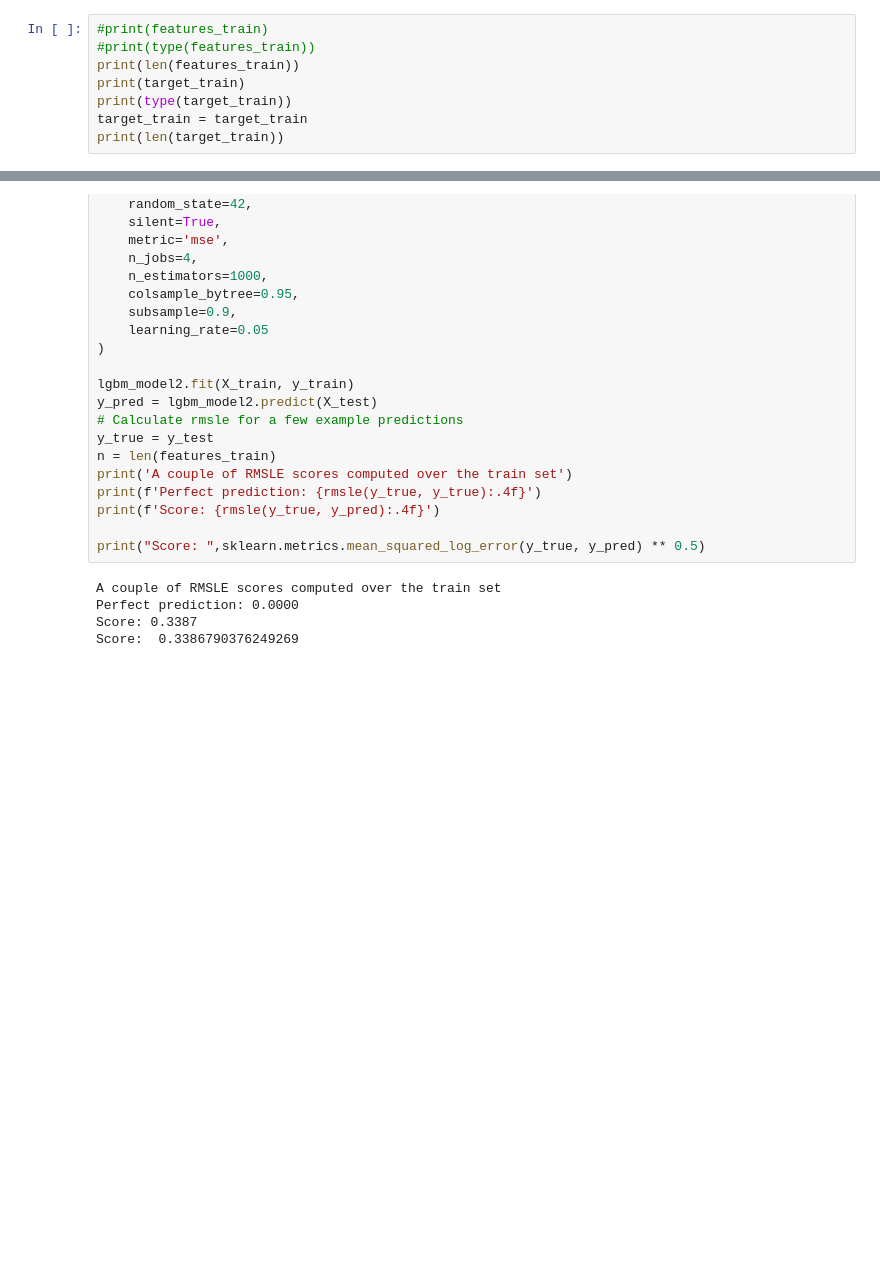
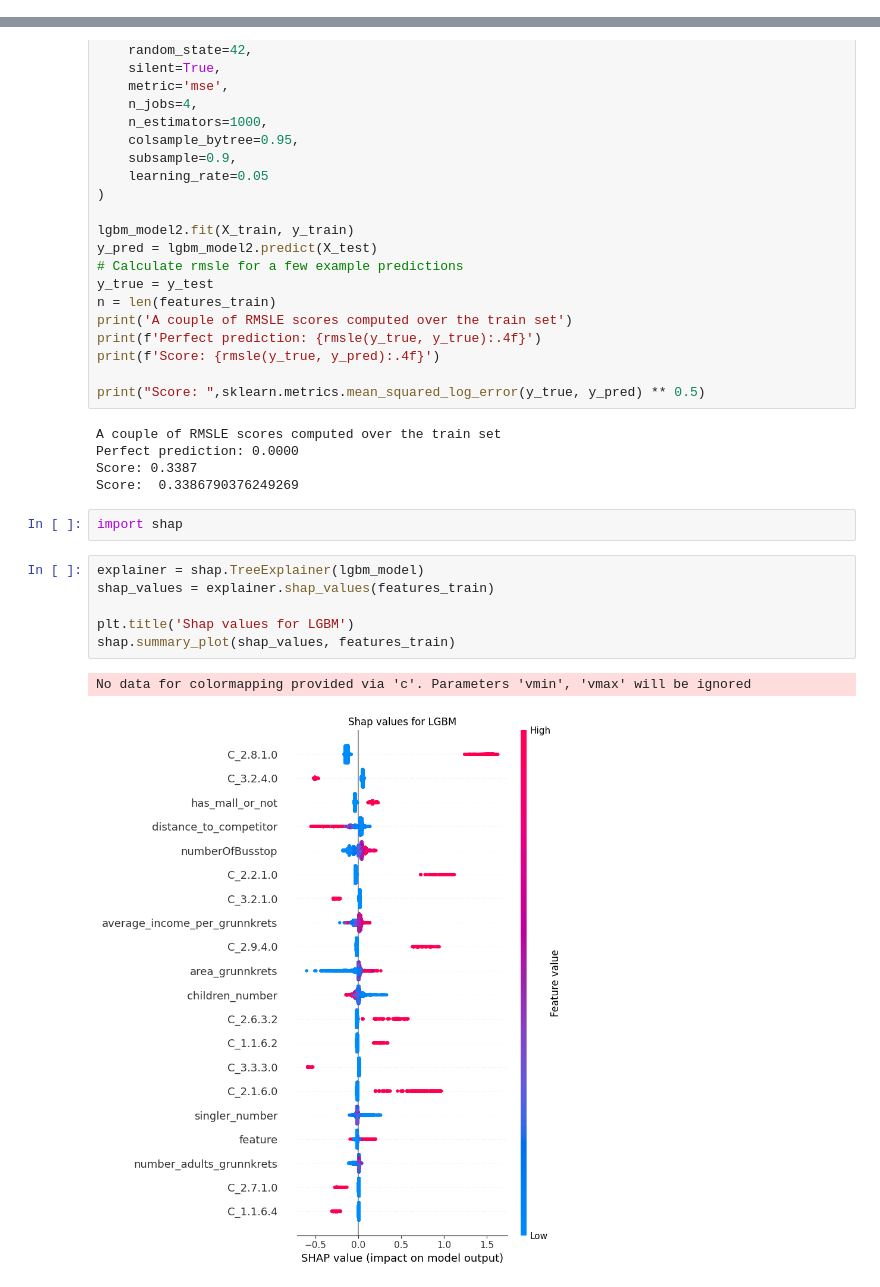
Before and after one commit to aashiltf/project_ml, a Jupyter notebook: models/lightGBM_model.ipynb, the cells around one changed output, grey strips where cells are left out. Drawn from its saved outputs; the diff is of its cells as text; blank space fills up the shorter version.

```diff
--- a/models/lightGBM_model.ipynb
+++ b/models/lightGBM_model.ipynb
@@ -92,8 +93,0 @@ lgbm_model = lightgbm.LGBMRegressor(
-# %%
-#print(features_train)
-#print(type(features_train))
-print(len(features_train))
-print(target_train)
-print(type(target_train))
-target_train = target_train
-print(len(target_train))
@@ -190,3 +190,14 @@ A couple of RMSLE scores computed over the train set
 Perfect prediction: 0.0000
 Score: 0.3387
 Score:  0.3386790376249269
+# %%
+import shap
+# %%
+explainer = shap.TreeExplainer(lgbm_model)
+shap_values = explainer.shap_values(features_train)
+
+plt.title('Shap values for LGBM')
+shap.summary_plot(shap_values, features_train)
+# %% [output]
+No data for colormapping provided via 'c'. Parameters 'vmin', 'vmax' will be ignored
+[figure, added]
```
Also changed, not shown: parts of 7 cells of this notebook.
